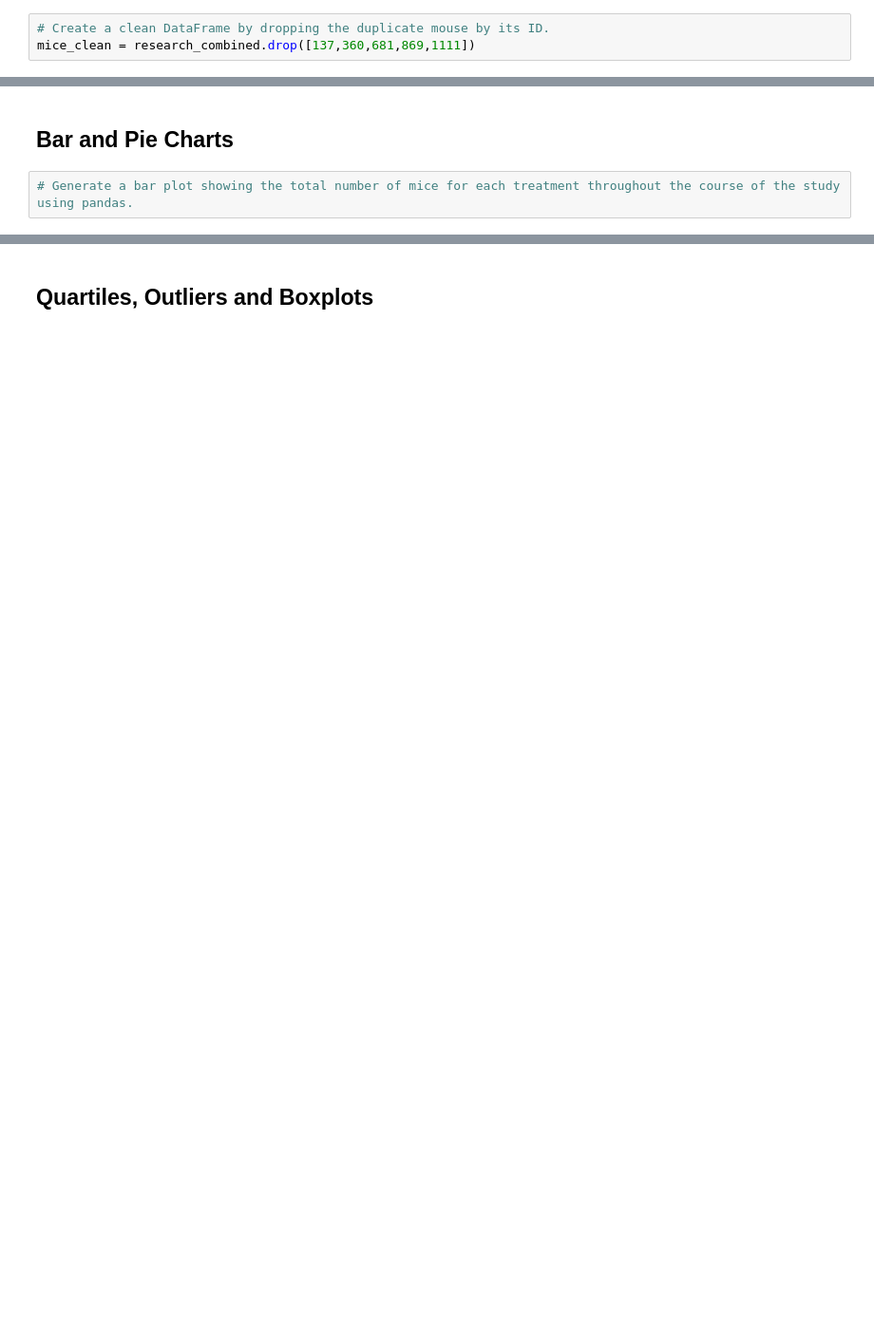
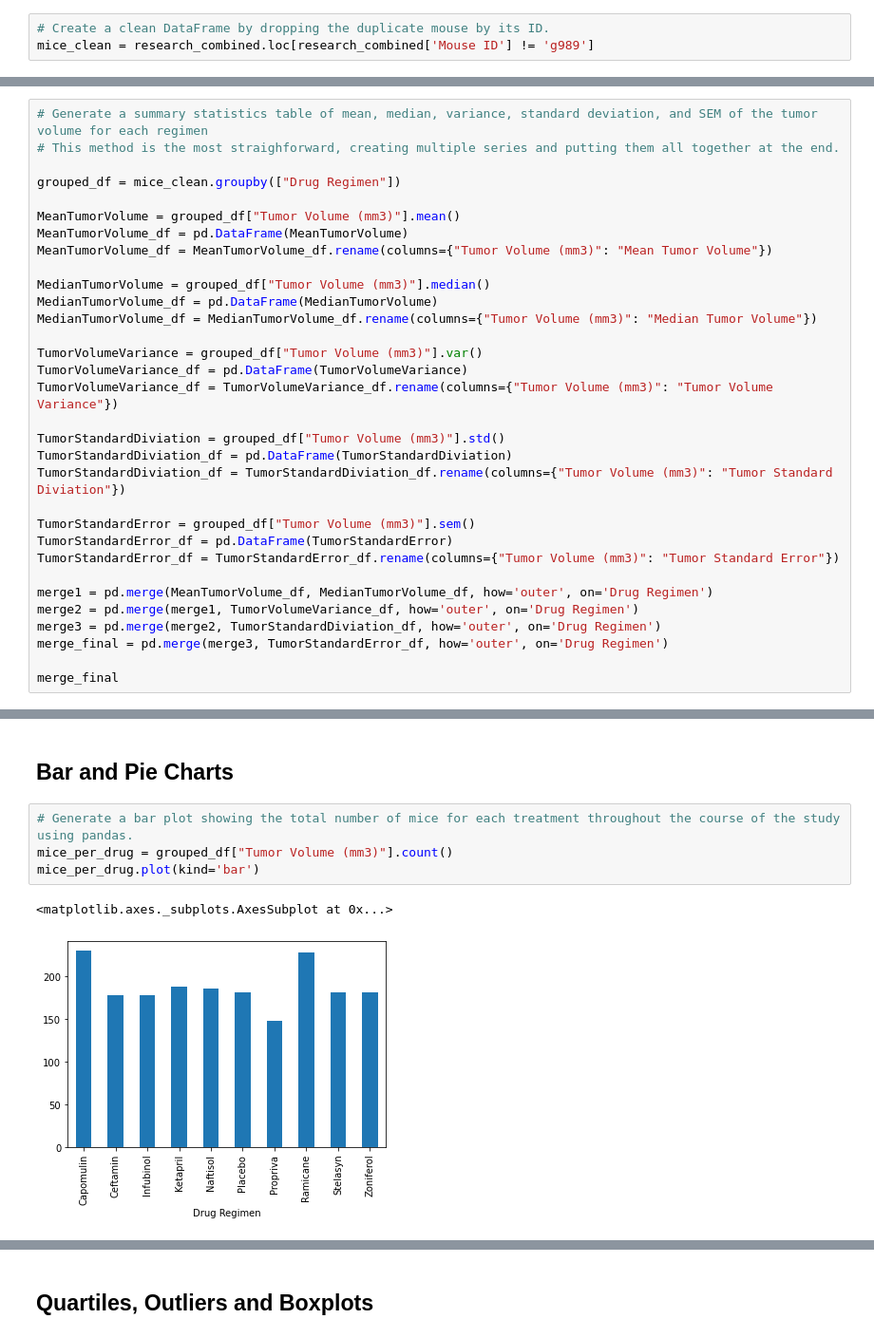
Before and after one commit to Apex8/Matplotlib-The-Power-of-Plots, a Jupyter notebook: Pymaceuticals/pymaceuticals_starter.ipynb, the cells around one changed output, grey strips where cells are left out. Shown at 95% size. Cells and saved outputs as stored; diff of their text form; blank space fills up the shorter version.

```diff
--- a/Pymaceuticals/pymaceuticals_starter.ipynb
+++ b/Pymaceuticals/pymaceuticals_starter.ipynb
@@ -55,5 +75,5 @@ dup_mice
 # %%
 # Create a clean DataFrame by dropping the duplicate mouse by its ID.
-mice_clean = research_combined.drop([137,360,681,869,1111])
+mice_clean = research_combined.loc[research_combined['Mouse ID'] != 'g989']
 # %%
 # Check the new number of mice
@@ -63,2 +99,34 @@ len(mice_clean)
 # %% [markdown]
 ## Summary Statistics
+# %%
+# Generate a summary statistics table of mean, median, variance, standard deviation, and SEM of the tumor volume for each regimen
+# This method is the most straighforward, creating multiple series and putting them all together at the end.
+
+grouped_df = mice_clean.groupby(["Drug Regimen"])
+
+MeanTumorVolume = grouped_df["Tumor Volume (mm3)"].mean()
+MeanTumorVolume_df = pd.DataFrame(MeanTumorVolume)
+MeanTumorVolume_df = MeanTumorVolume_df.rename(columns={"Tumor Volume (mm3)": "Mean Tumor Volume"})
+
+MedianTumorVolume = grouped_df["Tumor Volume (mm3)"].median()
+MedianTumorVolume_df = pd.DataFrame(MedianTumorVolume)
+MedianTumorVolume_df = MedianTumorVolume_df.rename(columns={"Tumor Volume (mm3)": "Median Tumor Volume"})
+
+TumorVolumeVariance = grouped_df["Tumor Volume (mm3)"].var()
+TumorVolumeVariance_df = pd.DataFrame(TumorVolumeVariance)
+TumorVolumeVariance_df = TumorVolumeVariance_df.rename(columns={"Tumor Volume (mm3)": "Tumor Volume Variance"})
+
+TumorStandardDiviation = grouped_df["Tumor Volume (mm3)"].std()
+TumorStandardDiviation_df = pd.DataFrame(TumorStandardDiviation)
+TumorStandardDiviation_df = TumorStandardDiviation_df.rename(columns={"Tumor Volume (mm3)": "Tumor Standard Diviation"})
+
+TumorStandardError = grouped_df["Tumor Volume (mm3)"].sem()
+TumorStandardError_df = pd.DataFrame(TumorStandardError)
+TumorStandardError_df = TumorStandardError_df.rename(columns={"Tumor Volume (mm3)": "Tumor Standard Error"})
+
+merge1 = pd.merge(MeanTumorVolume_df, MedianTumorVolume_df, how='outer', on='Drug Regimen')
+merge2 = pd.merge(merge1, TumorVolumeVariance_df, how='outer', on='Drug Regimen')
+merge3 = pd.merge(merge2, TumorStandardDiviation_df, how='outer', on='Drug Regimen')
+merge_final = pd.merge(merge3, TumorStandardError_df, how='outer', on='Drug Regimen')
+
+merge_final
@@ -74,5 +166,10 @@ len(mice_clean)
 ## Bar and Pie Charts
 # %%
 # Generate a bar plot showing the total number of mice for each treatment throughout the course of the study using pandas.
+mice_per_drug = grouped_df["Tumor Volume (mm3)"].count()
+mice_per_drug.plot(kind='bar')
+# %% [output]
+<matplotlib.axes._subplots.AxesSubplot at 0x...>
+[figure, added]
 # %%
 # Generate a bar plot showing the total number of mice for each treatment throughout the course of the study using pyplot.
```
Also changed, not shown: parts of 21 cells of this notebook, 1 other file.
